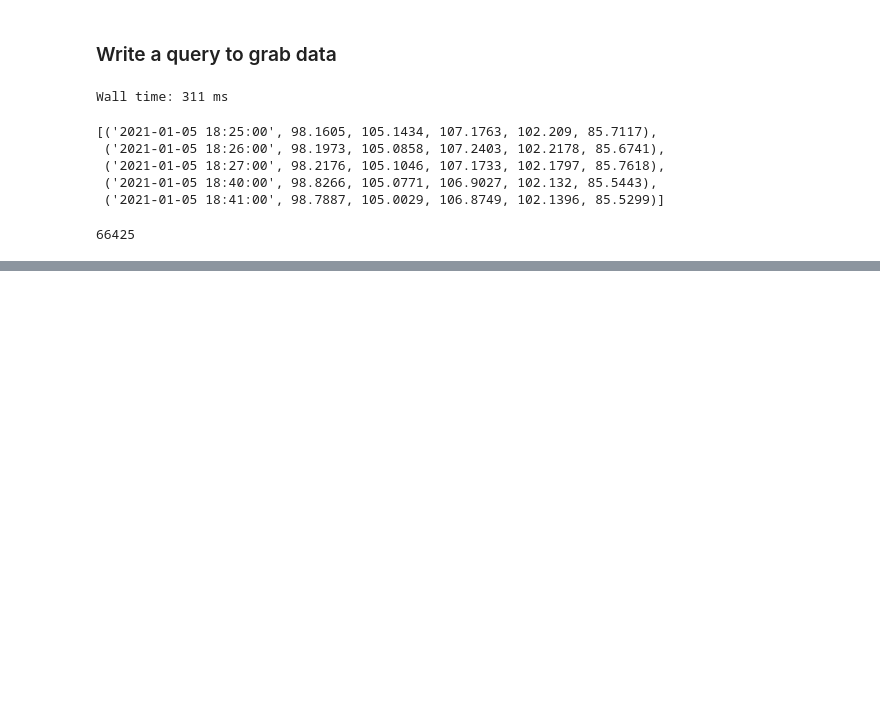
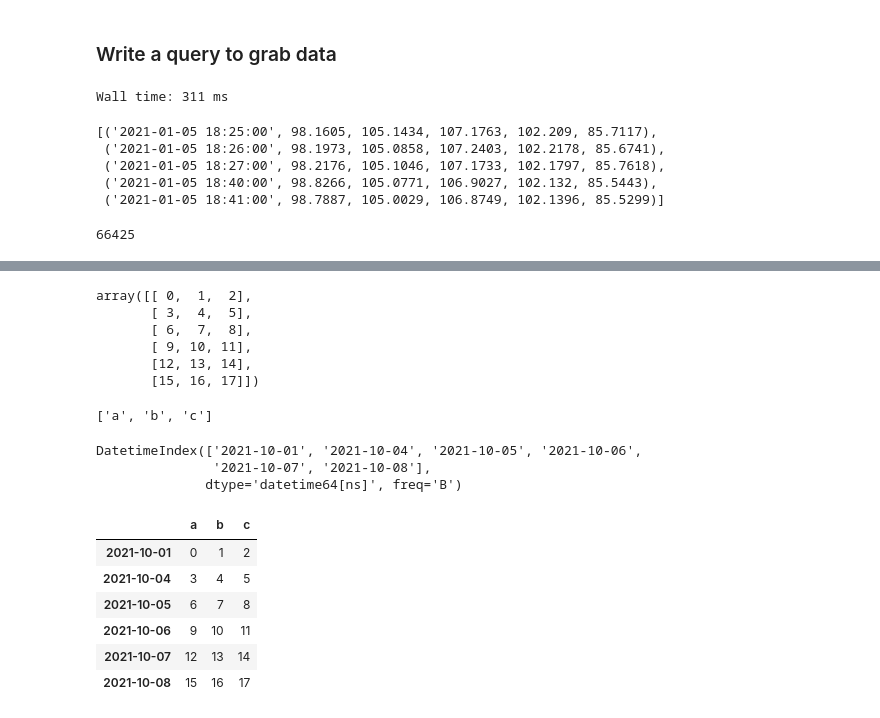
Before and after one commit to YourEpicness/QuantStuff, a Jupyter notebook: QuantFundamentals.ipynb, the cells around one changed output, grey strips where cells are left out. Drawn from its saved outputs; the diff is of its cells as text; code cells hidden in the pictures; blank space fills up the shorter version.

```diff
--- a/QuantFundamentals.ipynb
+++ b/QuantFundamentals.ipynb
@@ -260,0 +279,34 @@ con.close()
+# %%
+# Generate 1d vector and reshape to a matrix using numpy
+a = np.arange(18).reshape(6, 3)
+a
+# %% [output]
+array([[ 0,  1,  2],
+       [ 3,  4,  5],
+       [ 6,  7,  8],
+       [ 9, 10, 11],
+       [12, 13, 14],
+       [15, 16, 17]])
+# %%
+columns = list('abc')
+columns
+# %% [output]
+['a', 'b', 'c']
+# %%
+index = pd.date_range('2021-10-1', periods=6, freq='B')
+index
+# %% [output]
+DatetimeIndex(['2021-10-01', '2021-10-04', '2021-10-05', '2021-10-06',
+               '2021-10-07', '2021-10-08'],
+              dtype='datetime64[ns]', freq='B')
+# %%
+df = pd.DataFrame(a, columns=columns, index=index)
+df
+# %% [output]
+|  | a | b | c |
+| 2021-10-01 | 0 | 1 | 2 |
+| 2021-10-04 | 3 | 4 | 5 |
+| 2021-10-05 | 6 | 7 | 8 |
+| 2021-10-06 | 9 | 10 | 11 |
+| 2021-10-07 | 12 | 13 | 14 |
+| 2021-10-08 | 15 | 16 | 17 |
```
Also changed, not shown: parts of 8 cells of this notebook.
